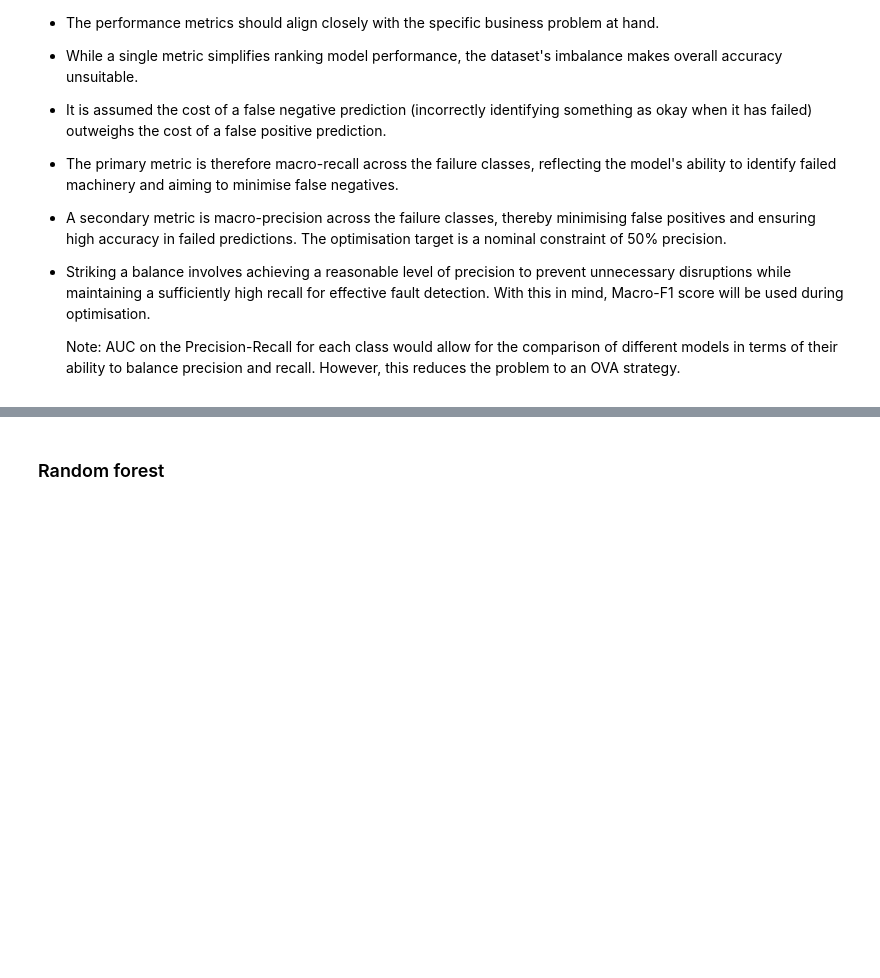
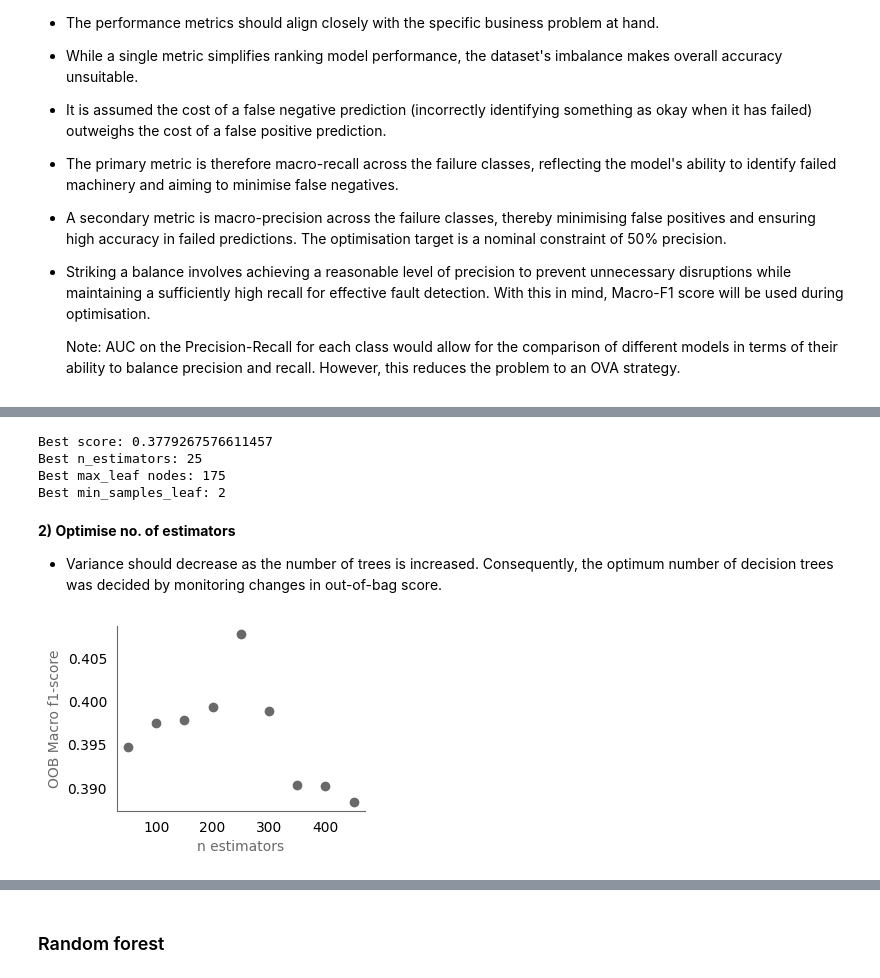
Before and after one commit to earth1987/machine-failure-type, a Jupyter notebook: notebooks/predicting_failure_type.ipynb, the cells around one changed output, grey strips where cells are left out. Drawn from its saved outputs; the diff is of its cells as text; code cells hidden in the pictures; blank space fills up the shorter version.

Commit message:
added random forest with/without SMOTE

```diff
--- a/notebooks/predicting_failure_type.ipynb
+++ b/notebooks/predicting_failure_type.ipynb
@@ -1053,0 +1085,80 @@ train_df.head()
+# %%
+# Grid search w. stratified 5-fold cross validation
+param_grid = {
+    'rf__n_estimators': [25],
+    'rf__max_leaf_nodes': [150, 175, 200], # proportional to maximum number of terminal nodes
+    'rf__min_samples_leaf': [2, 5, 10], # minimum size of terminal nodes
+}
+cv = StratifiedKFold(
+    n_splits=5, shuffle=True, random_state=42
+)
+grid_search = GridSearchCV(
+    rf_pipeline, param_grid, cv=cv, scoring=macro_f1_subset
+)
+grid_search.fit(
+    X_train, y_train
+)
+
+best_pipeline = grid_search.best_estimator_
+print("Best score:", grid_search.best_score_)
+print("Best n_estimators:", grid_search.best_params_['rf__n_estimators'])
+print("Best max_leaf nodes:", grid_search.best_params_['rf__max_leaf_nodes'])
+print("Best min_samples_leaf:", grid_search.best_params_['rf__min_samples_leaf'])
+# %% [output]
+Best score: 0.3779267576611457
+Best n_estimators: 25
+Best max_leaf nodes: 175
+Best min_samples_leaf: 2
+# %% [markdown]
+**2) Optimise no. of estimators**
+
+* Variance should decrease as the number of trees is increased. Consequently, the optimum number of decision trees was decided by monitoring changes in out-of-bag score.
+# %%
+def subset_macro_f1_score(y_true, y_pred, subset_classes=[0, 2, 3, 4, 5]):
+    """
+    Calculate the macro F1 score for a subset of multiclass classification.
+
+    Parameters:
+        y_true (array-like): True labels.
+        y_pred (array-like): Predicted labels.
+        subset_classes (list): List of classes within the subset.
+
+    Returns:
+        float: Macro F1 score for the subset.
+    """
+    f1_scores = []
+    for class_label in subset_classes:
+        y_true_subset = np.where(y_true == class_label, 1, 0)
+        y_pred_subset = np.where(y_pred == class_label, 1, 0)
+        f1_scores.append(f1_score(y_true_subset, y_pred_subset, zero_division=0))
+
+    return np.mean(f1_scores)
+# %%
+oob_scores = []
+n_estimators = list(range(50, 500, 50))
+
+for n in n_estimators:
+    rf_pipeline = Pipeline(
+        [('preprocessor', rf_preprocessor),
+         ('rf', RandomForestClassifier(n_estimators=n, max_leaf_nodes=175, min_samples_leaf=2, oob_score=subset_macro_f1_score, random_state=42))]
+    )
+    rf_pipeline.fit(X_train, y_train)
+    oob_scores.append(
+        rf_pipeline.named_steps['rf'].oob_score_
+    )
+
+# Plot oob_scores vs. number of trees
+fig, axes = plt.subplots(
+    nrows=1, ncols=1, figsize=(6.4/2, 4.8/2)
+)
+axes.scatter(
+    n_estimators, oob_scores, color='dimgray', label='Pred'
+)
+axes.set_ylabel('OOB Macro f1-score', fontsize=10, color='dimgray')
+axes.set_xlabel('n estimators', fontsize=10, color='dimgray')
+axes.tick_params(bottom=False, left=False)
+axes.grid(False)
+axes.spines[['top', 'right']].set_visible(False)
+axes.spines[['left', 'bottom']].set_color('dimgray')
+# %% [output]
+[figure, added]
```
Also changed, not shown: parts of 52 cells of this notebook.
